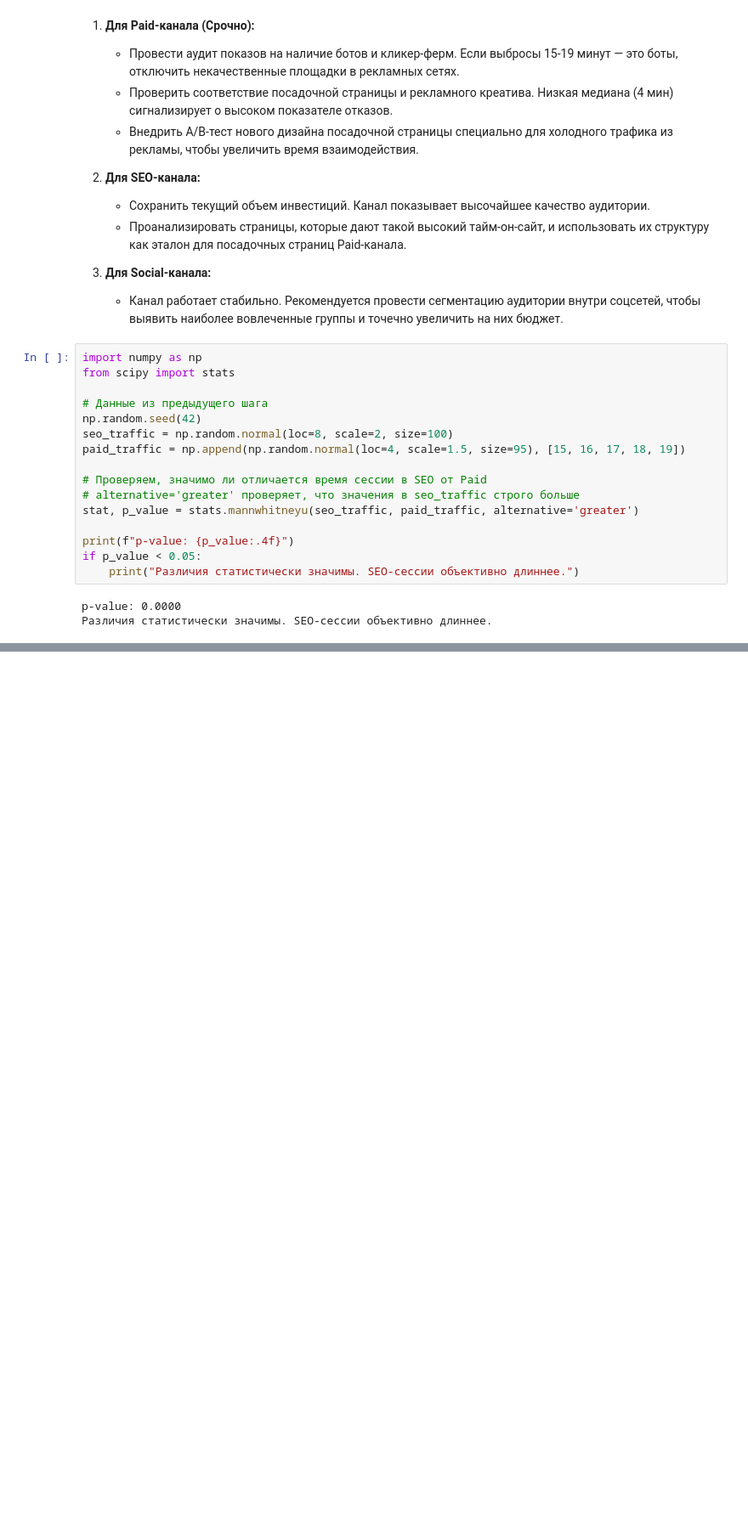
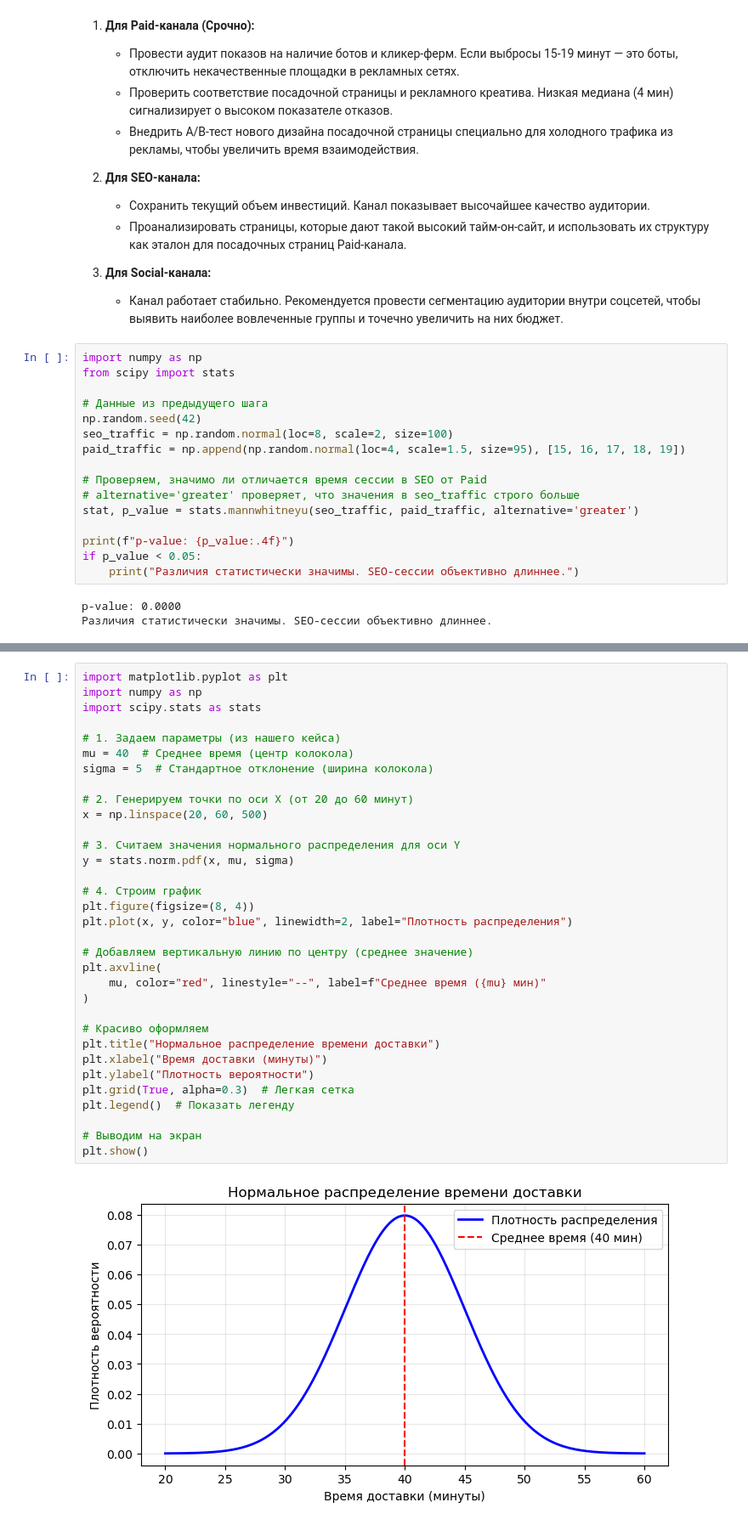
Before and after one commit to sashakornilov3-bit/Descriptive-Statistics, a Jupyter notebook: Data_Analyst_statistics.ipynb, the cells around one changed output, grey strips where cells are left out. Shown at 85% size. Drawn from its saved outputs; the diff is of its cells as text; blank space fills up the shorter version.

Commit message:
добавил базу csv и кейсы по распределениям

```diff
--- a/Data_Analyst_statistics.ipynb
+++ b/Data_Analyst_statistics.ipynb
@@ -946,0 +1005,35 @@ p-value: 0.0000
+# %%
+import matplotlib.pyplot as plt
+import numpy as np
+import scipy.stats as stats
+
+# 1. Задаем параметры (из нашего кейса)
+mu = 40  # Среднее время (центр колокола)
+sigma = 5  # Стандартное отклонение (ширина колокола)
+
+# 2. Генерируем точки по оси X (от 20 до 60 минут)
+x = np.linspace(20, 60, 500)
+
+# 3. Считаем значения нормального распределения для оси Y
+y = stats.norm.pdf(x, mu, sigma)
+
+# 4. Строим график
+plt.figure(figsize=(8, 4))
+plt.plot(x, y, color="blue", linewidth=2, label="Плотность распределения")
+
+# Добавляем вертикальную линию по центру (среднее значение)
+plt.axvline(
+    mu, color="red", linestyle="--", label=f"Среднее время ({mu} мин)"
+)
+
+# Красиво оформляем
+plt.title("Нормальное распределение времени доставки")
+plt.xlabel("Время доставки (минуты)")
+plt.ylabel("Плотность вероятности")
+plt.grid(True, alpha=0.3)  # Легкая сетка
+plt.legend()  # Показать легенду
+
+# Выводим на экран
+plt.show()
+# %% [output]
+[figure, added]
```
Also changed, not shown: parts of 45 cells of this notebook, 1 other file.
